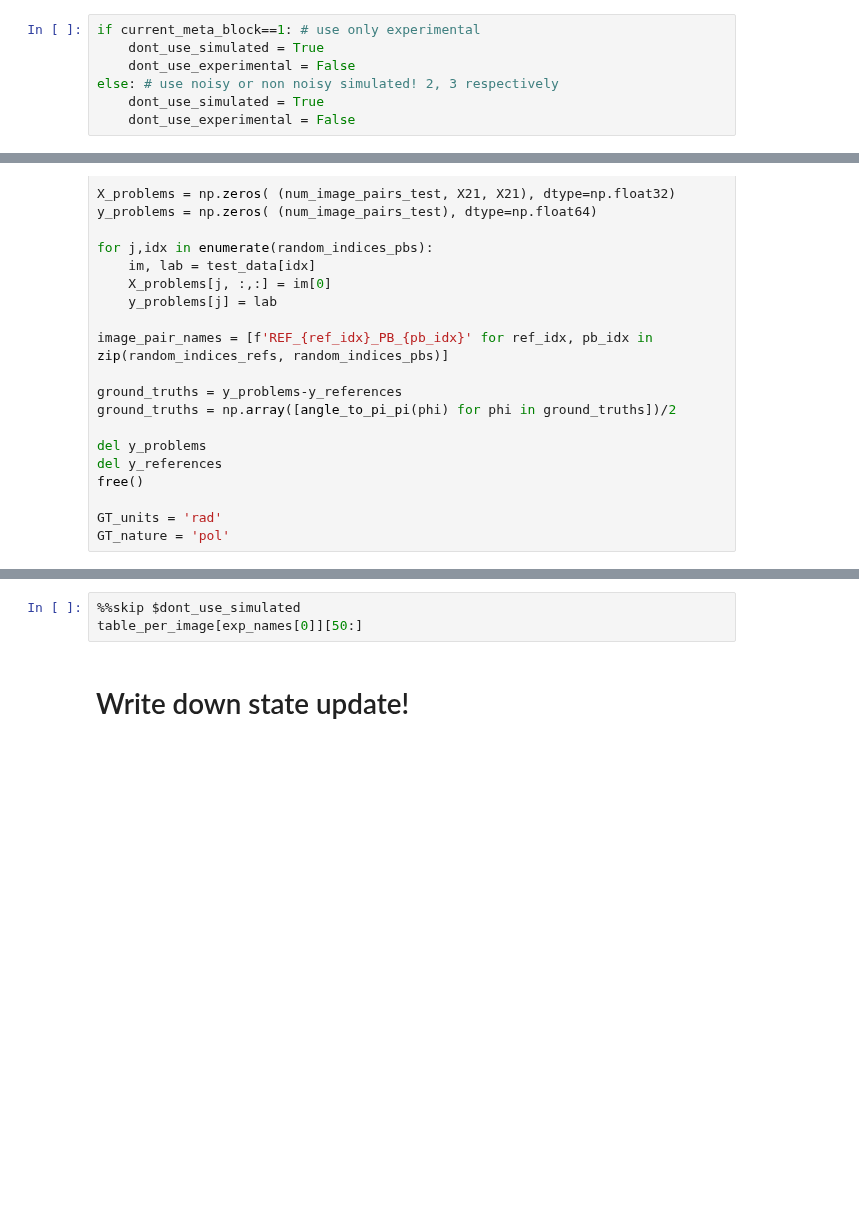
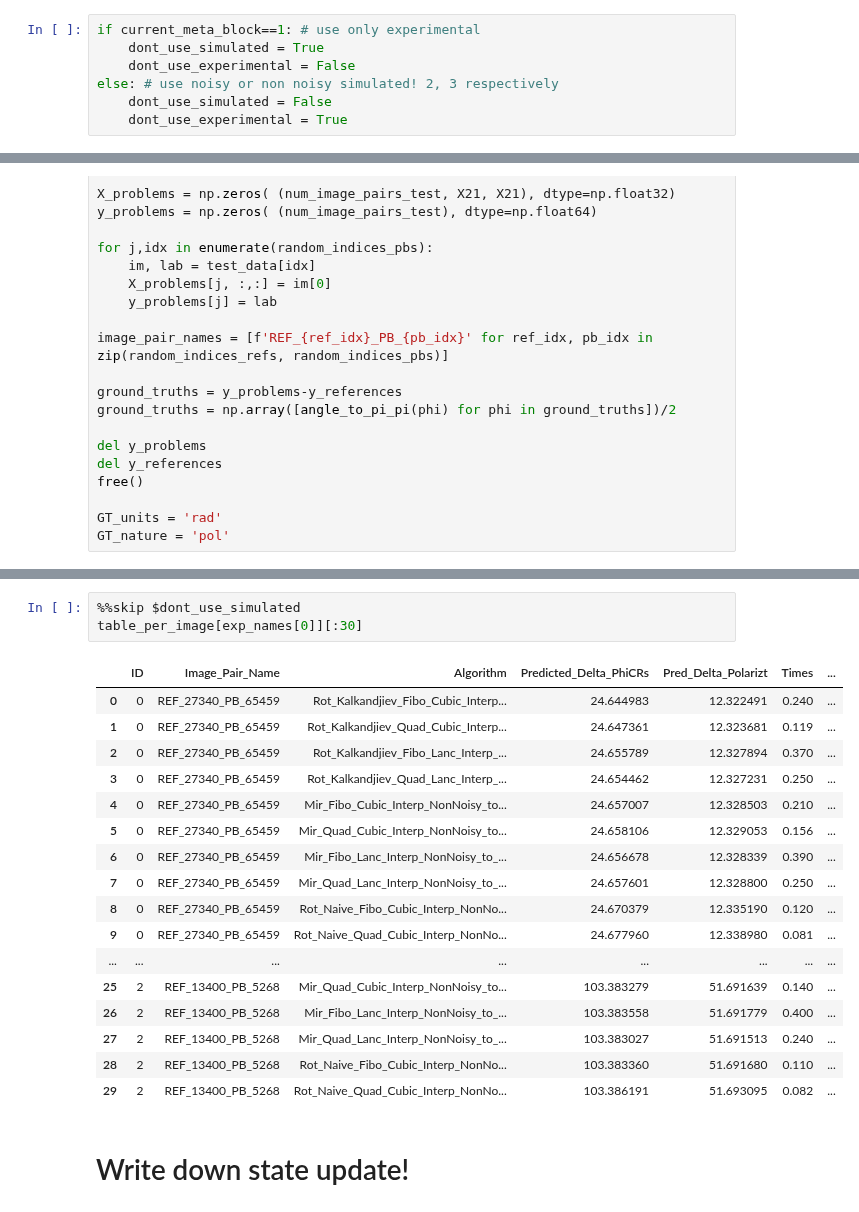
Before and after one commit to Oiangu9/Conical_Refraction_Polarimeter, a Jupyter notebook: LAB/ANALYSIS_SCRIPTS/NOTEBOOK_Pipeline_to_Compare_Non_Embedding_Algorithms.ipynb, the cells around one changed output, grey strips where cells are left out. Cells and saved outputs as stored; diff of their text form; blank space fills up the shorter version.

```diff
--- a/LAB/ANALYSIS_SCRIPTS/NOTEBOOK_Pipeline_to_Compare_Non_Embedding_Algorithms.ipynb
+++ b/LAB/ANALYSIS_SCRIPTS/NOTEBOOK_Pipeline_to_Compare_Non_Embedding_Algorithms.ipynb
@@ -116,8 +116,8 @@ if current_meta_block==1: # use only experimental
     dont_use_simulated = True
     dont_use_experimental = False
 else: # use noisy or non noisy simulated! 2, 3 respectively
-    dont_use_simulated = True
-    dont_use_experimental = False
+    dont_use_simulated = False
+    dont_use_experimental = True
 # %%
 import os
 import json as json
@@ -3039,6 +3126,24 @@ table_per_alg[exp_names[0]] # menos precision en fibo
 # %%
 %%skip $dont_use_simulated
-table_per_image[exp_names[0]][50:]
+table_per_image[exp_names[0]][:30]
+# %% [output]
+|  | ID | Image_Pair_Name | Algorithm | Predicted_Delta_PhiCRs | Pred_Delta_Polarizt | Times | ... |
+| 0 | 0 | REF_27340_PB_65459 | Rot_Kalkandjiev_Fibo_Cubic_Interp... | 24.644983 | 12.322491 | 0.240 | ... |
+| 1 | 0 | REF_27340_PB_65459 | Rot_Kalkandjiev_Quad_Cubic_Interp... | 24.647361 | 12.323681 | 0.119 | ... |
+| 2 | 0 | REF_27340_PB_65459 | Rot_Kalkandjiev_Fibo_Lanc_Interp_... | 24.655789 | 12.327894 | 0.370 | ... |
+| 3 | 0 | REF_27340_PB_65459 | Rot_Kalkandjiev_Quad_Lanc_Interp_... | 24.654462 | 12.327231 | 0.250 | ... |
+| 4 | 0 | REF_27340_PB_65459 | Mir_Fibo_Cubic_Interp_NonNoisy_to... | 24.657007 | 12.328503 | 0.210 | ... |
+| 5 | 0 | REF_27340_PB_65459 | Mir_Quad_Cubic_Interp_NonNoisy_to... | 24.658106 | 12.329053 | 0.156 | ... |
+| 6 | 0 | REF_27340_PB_65459 | Mir_Fibo_Lanc_Interp_NonNoisy_to_... | 24.656678 | 12.328339 | 0.390 | ... |
+| 7 | 0 | REF_27340_PB_65459 | Mir_Quad_Lanc_Interp_NonNoisy_to_... | 24.657601 | 12.328800 | 0.250 | ... |
+| 8 | 0 | REF_27340_PB_65459 | Rot_Naive_Fibo_Cubic_Interp_NonNo... | 24.670379 | 12.335190 | 0.120 | ... |
+| 9 | 0 | REF_27340_PB_65459 | Rot_Naive_Quad_Cubic_Interp_NonNo... | 24.677960 | 12.338980 | 0.081 | ... |
+| ... | ... | ... | ... | ... | ... | ... | ... |
+| 25 | 2 | REF_13400_PB_5268 | Mir_Quad_Cubic_Interp_NonNoisy_to... | 103.383279 | 51.691639 | 0.140 | ... |
+| 26 | 2 | REF_13400_PB_5268 | Mir_Fibo_Lanc_Interp_NonNoisy_to_... | 103.383558 | 51.691779 | 0.400 | ... |
+| 27 | 2 | REF_13400_PB_5268 | Mir_Quad_Lanc_Interp_NonNoisy_to_... | 103.383027 | 51.691513 | 0.240 | ... |
+| 28 | 2 | REF_13400_PB_5268 | Rot_Naive_Fibo_Cubic_Interp_NonNo... | 103.383360 | 51.691680 | 0.110 | ... |
+| 29 | 2 | REF_13400_PB_5268 | Rot_Naive_Quad_Cubic_Interp_NonNo... | 103.386191 | 51.693095 | 0.082 | ... |
 # %% [markdown]
 # Write down state update!
 # %%
```
Also changed, not shown: parts of 41 cells of this notebook, 3 other files.
